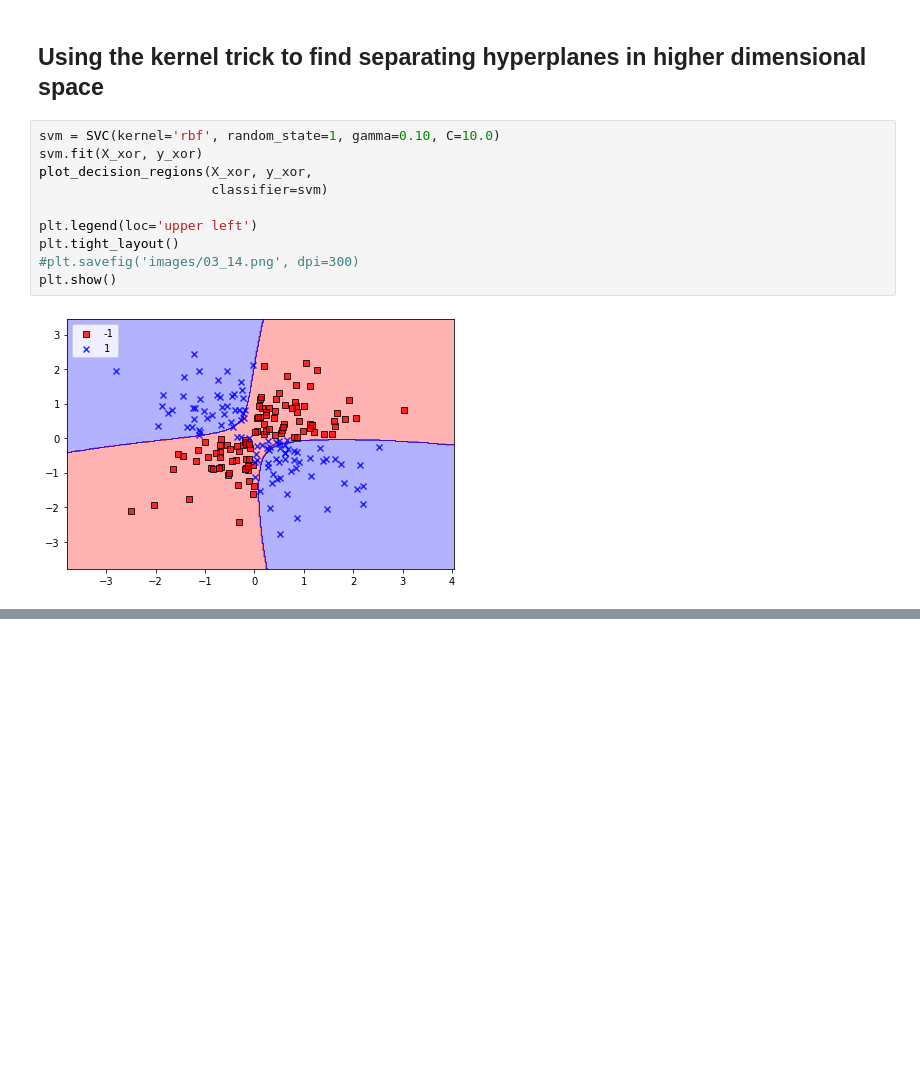
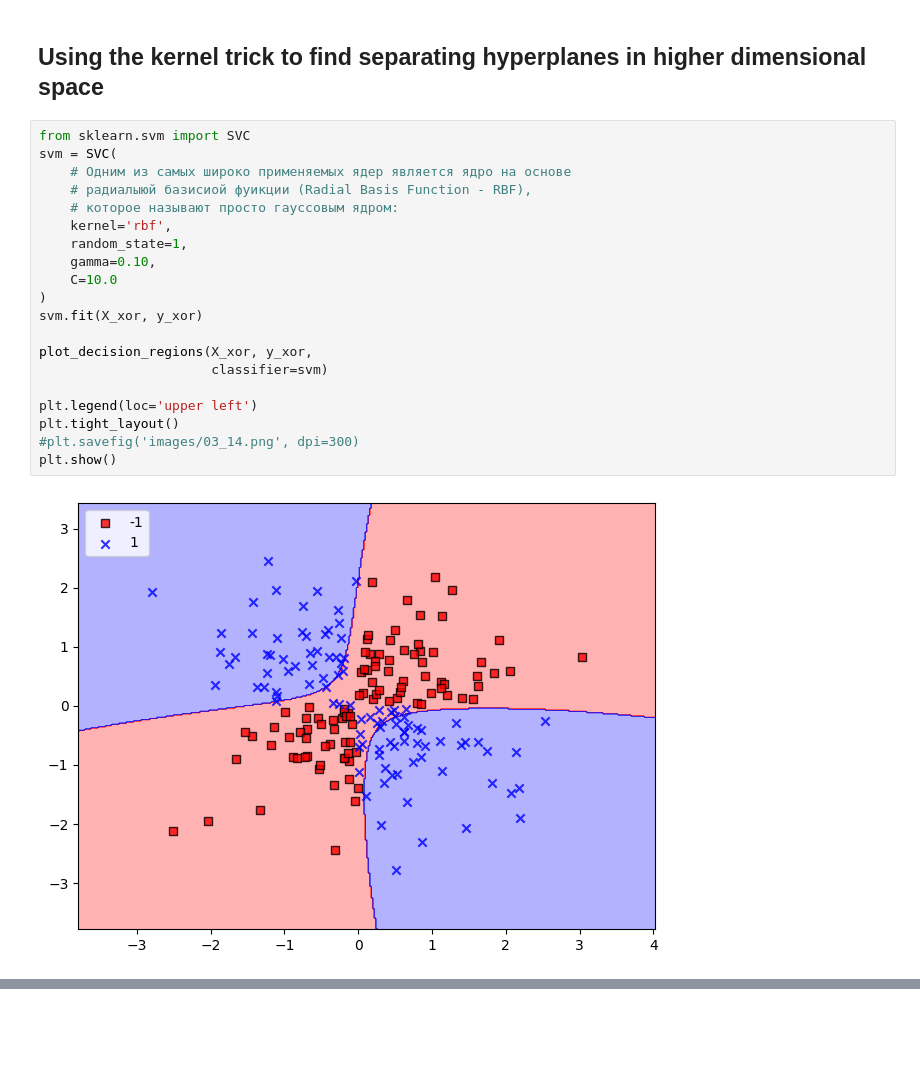
Before and after one commit to MinyaevAndrey/python-machine-learning-book-3rd-edition, a Jupyter notebook: ch03/ch03.ipynb, the cells around one changed output, grey strips where cells are left out. Saved outputs shown, nothing was run; the diff lists cells and outputs as text; blank space fills up the shorter version.

```diff
--- a/ch03/ch03.ipynb
+++ b/ch03/ch03.ipynb
@@ -702,14 +757,24 @@ Image(filename='images/03_13.png', width=700)
 # %% [markdown]
 ## Using the kernel trick to find separating hyperplanes in higher dimensional space
 # %%
-svm = SVC(kernel='rbf', random_state=1, gamma=0.10, C=10.0)
+from sklearn.svm import SVC
+svm = SVC(
+    # Одним из самых широко применяемых ядер является ядро на основе
+    # радиалыюй базисиой фуикции (Radial Basis Function - RBF),
+    # которое называют просто гауссовым ядром:
+    kernel='rbf',
+    random_state=1,
+    gamma=0.10,
+    C=10.0
+)
 svm.fit(X_xor, y_xor)
+
 plot_decision_regions(X_xor, y_xor,
                       classifier=svm)
 
 plt.legend(loc='upper left')
 plt.tight_layout()
 #plt.savefig('images/03_14.png', dpi=300)
 plt.show()
 # %% [output]
-[figure, old version]
+[figure, new version]
```
Also changed, not shown: parts of 24 cells of this notebook.
